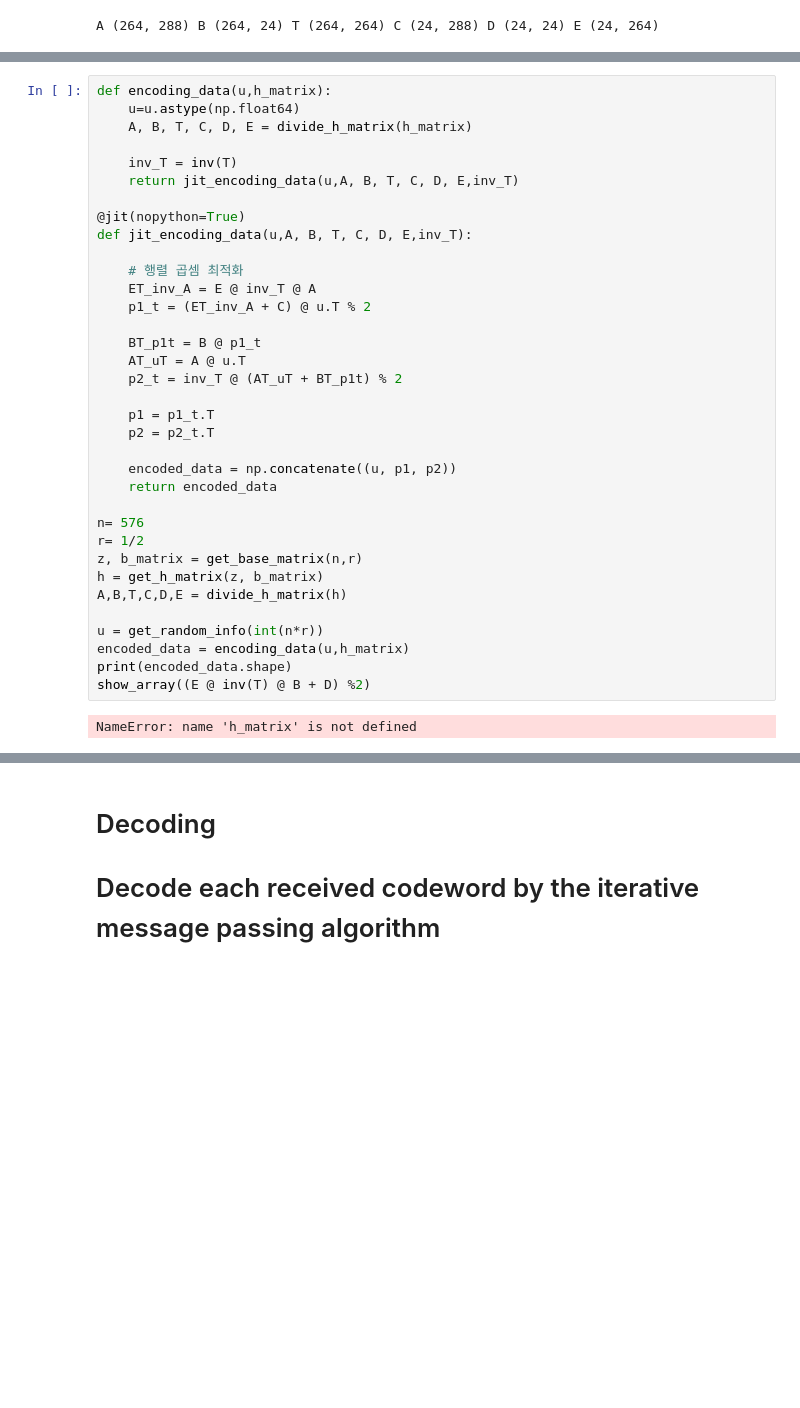
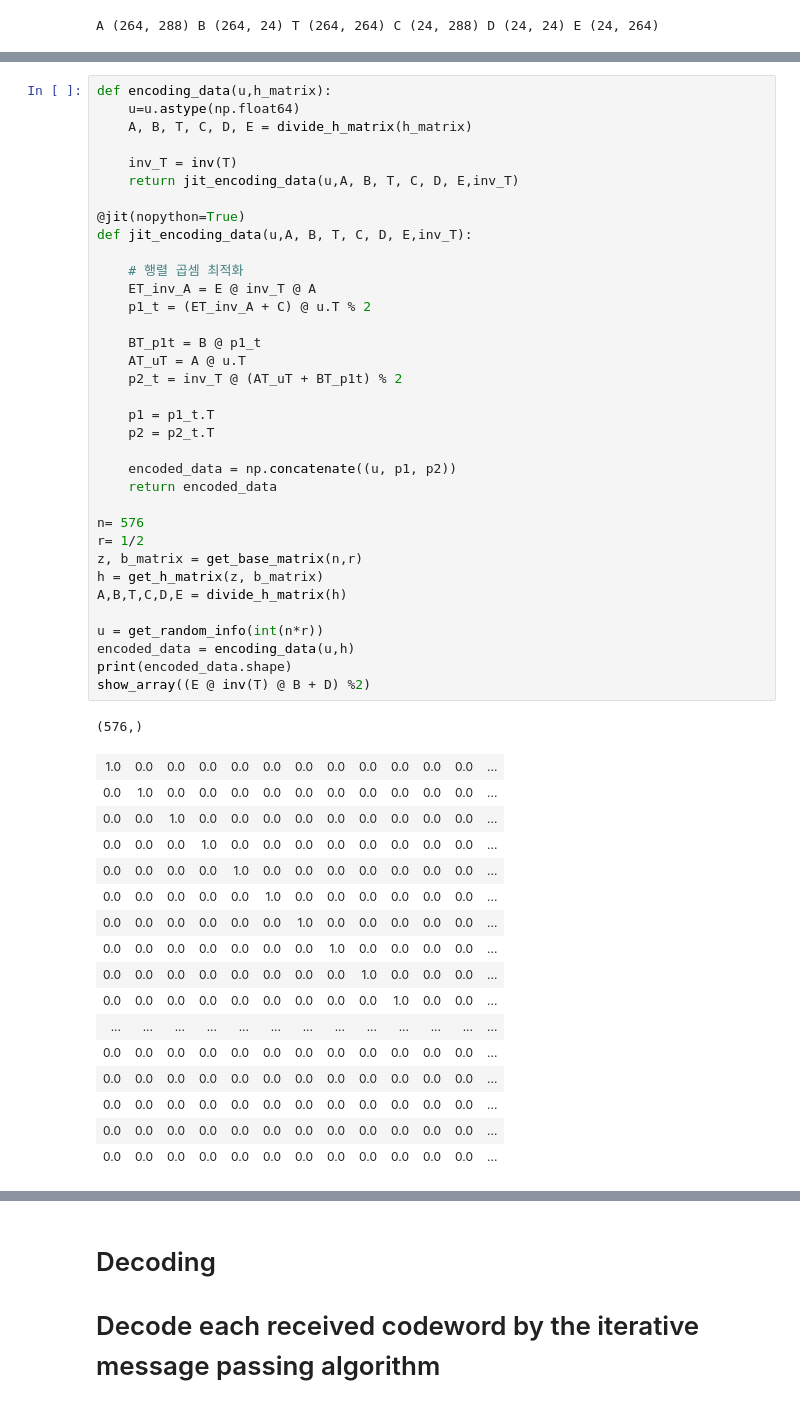
Before and after one commit to smin-k/Digital-Communication-Systems, a Jupyter notebook: Project.ipynb, the cells around one changed output, grey strips where cells are left out. Drawn from its saved outputs; the diff is of its cells as text; blank space fills up the shorter version.

```diff
--- a/Project.ipynb
+++ b/Project.ipynb
@@ -234,34 +235,50 @@ def encoding_data(u,h_matrix):
     inv_T = inv(T)
     return jit_encoding_data(u,A, B, T, C, D, E,inv_T)
 
 @jit(nopython=True)
 def jit_encoding_data(u,A, B, T, C, D, E,inv_T):
 
     # 행렬 곱셈 최적화
     ET_inv_A = E @ inv_T @ A
     p1_t = (ET_inv_A + C) @ u.T % 2
 
     BT_p1t = B @ p1_t
     AT_uT = A @ u.T
     p2_t = inv_T @ (AT_uT + BT_p1t) % 2
 
     p1 = p1_t.T
     p2 = p2_t.T
 
     encoded_data = np.concatenate((u, p1, p2))
     return encoded_data
 
 n= 576
 r= 1/2
 z, b_matrix = get_base_matrix(n,r)
 h = get_h_matrix(z, b_matrix)
 A,B,T,C,D,E = divide_h_matrix(h)
 
 u = get_random_info(int(n*r))
-encoded_data = encoding_data(u,h_matrix)
+encoded_data = encoding_data(u,h)
 print(encoded_data.shape)
 show_array((E @ inv(T) @ B + D) %2)
 # %% [output]
-NameError: name 'h_matrix' is not defined
+(576,)
+| 1.0 | 0.0 | 0.0 | 0.0 | 0.0 | 0.0 | 0.0 | 0.0 | 0.0 | 0.0 | 0.0 | 0.0 | ... |
+| 0.0 | 1.0 | 0.0 | 0.0 | 0.0 | 0.0 | 0.0 | 0.0 | 0.0 | 0.0 | 0.0 | 0.0 | ... |
+| 0.0 | 0.0 | 1.0 | 0.0 | 0.0 | 0.0 | 0.0 | 0.0 | 0.0 | 0.0 | 0.0 | 0.0 | ... |
+| 0.0 | 0.0 | 0.0 | 1.0 | 0.0 | 0.0 | 0.0 | 0.0 | 0.0 | 0.0 | 0.0 | 0.0 | ... |
+| 0.0 | 0.0 | 0.0 | 0.0 | 1.0 | 0.0 | 0.0 | 0.0 | 0.0 | 0.0 | 0.0 | 0.0 | ... |
+| 0.0 | 0.0 | 0.0 | 0.0 | 0.0 | 1.0 | 0.0 | 0.0 | 0.0 | 0.0 | 0.0 | 0.0 | ... |
+| 0.0 | 0.0 | 0.0 | 0.0 | 0.0 | 0.0 | 1.0 | 0.0 | 0.0 | 0.0 | 0.0 | 0.0 | ... |
+| 0.0 | 0.0 | 0.0 | 0.0 | 0.0 | 0.0 | 0.0 | 1.0 | 0.0 | 0.0 | 0.0 | 0.0 | ... |
+| 0.0 | 0.0 | 0.0 | 0.0 | 0.0 | 0.0 | 0.0 | 0.0 | 1.0 | 0.0 | 0.0 | 0.0 | ... |
+| 0.0 | 0.0 | 0.0 | 0.0 | 0.0 | 0.0 | 0.0 | 0.0 | 0.0 | 1.0 | 0.0 | 0.0 | ... |
+| ... | ... | ... | ... | ... | ... | ... | ... | ... | ... | ... | ... | ... |
+| 0.0 | 0.0 | 0.0 | 0.0 | 0.0 | 0.0 | 0.0 | 0.0 | 0.0 | 0.0 | 0.0 | 0.0 | ... |
+| 0.0 | 0.0 | 0.0 | 0.0 | 0.0 | 0.0 | 0.0 | 0.0 | 0.0 | 0.0 | 0.0 | 0.0 | ... |
+| 0.0 | 0.0 | 0.0 | 0.0 | 0.0 | 0.0 | 0.0 | 0.0 | 0.0 | 0.0 | 0.0 | 0.0 | ... |
+| 0.0 | 0.0 | 0.0 | 0.0 | 0.0 | 0.0 | 0.0 | 0.0 | 0.0 | 0.0 | 0.0 | 0.0 | ... |
+| 0.0 | 0.0 | 0.0 | 0.0 | 0.0 | 0.0 | 0.0 | 0.0 | 0.0 | 0.0 | 0.0 | 0.0 | ... |
 # %% [markdown]
 # Modulation: Modulate each codeword block by BPSK modulation
```
Also changed, not shown: parts of 18 cells of this notebook.
